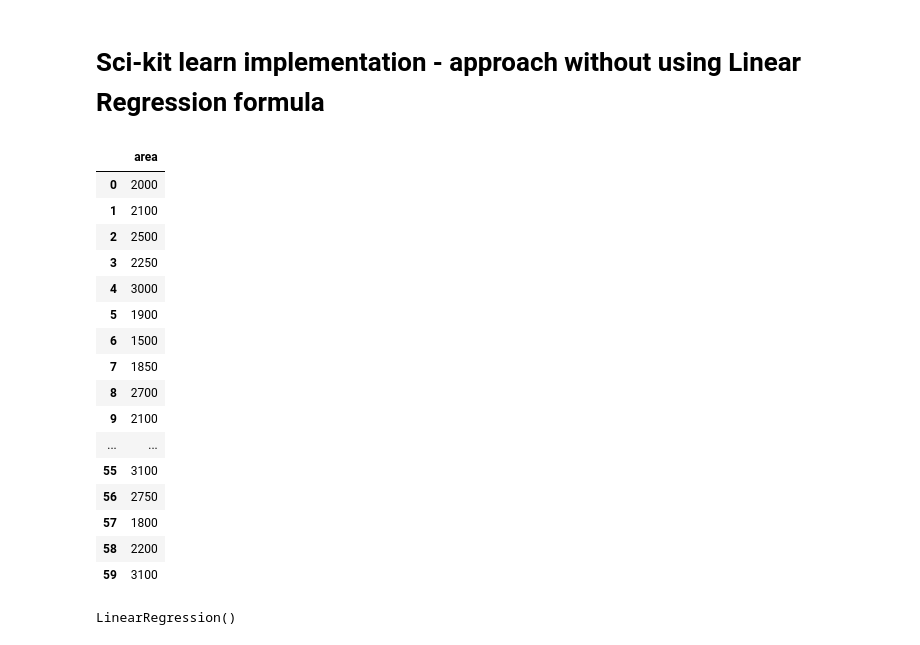
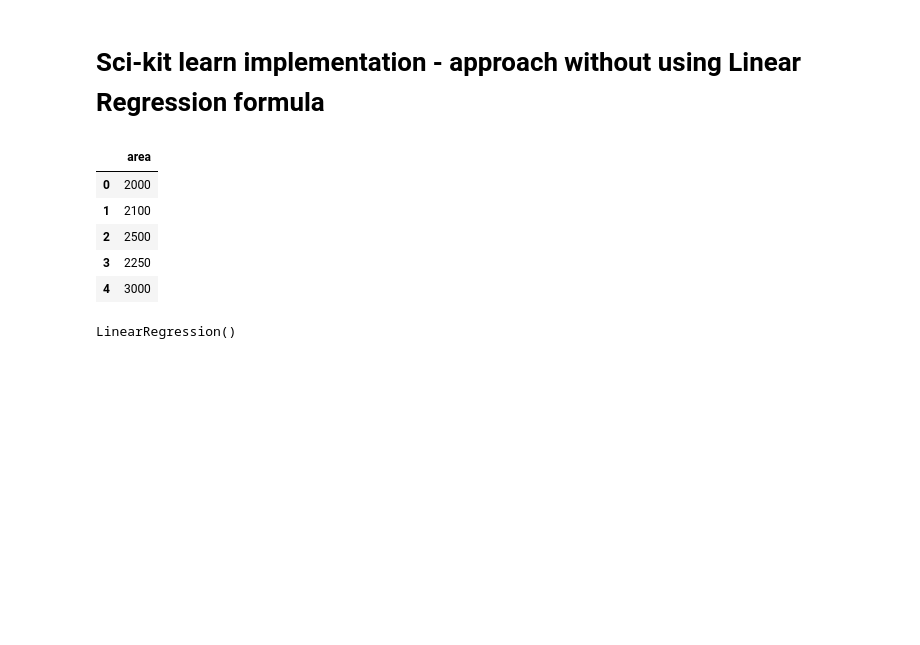
Before and after one commit to avimallik/machine_learning_workbench, a Jupyter notebook: bivariate_linear_regression/dhaka_rent_prediction.ipynb, the cells around one changed output. Saved outputs shown, nothing was run; the diff lists cells and outputs as text; code cells hidden in the pictures; blank space fills up the shorter version.

Commit message:
xTrain values headed

```diff
--- a/bivariate_linear_regression/dhaka_rent_prediction.ipynb
+++ b/bivariate_linear_regression/dhaka_rent_prediction.ipynb
@@ -136,25 +136,14 @@ obj_lr = LinearRegression()
 # %%
 xTrain = df[['area']]
 yTrain = df['rent']
-xTrain
+xTrain.head()
 # %% [output]
 |  | area |
 | 0 | 2000 |
 | 1 | 2100 |
 | 2 | 2500 |
 | 3 | 2250 |
 | 4 | 3000 |
-| 5 | 1900 |
-| 6 | 1500 |
-| 7 | 1850 |
-| 8 | 2700 |
-| 9 | 2100 |
-| ... | ... |
-| 55 | 3100 |
-| 56 | 2750 |
-| 57 | 1800 |
-| 58 | 2200 |
-| 59 | 3100 |
 # %%
 obj_lr.fit(xTrain, yTrain)
 # %% [output]
```
